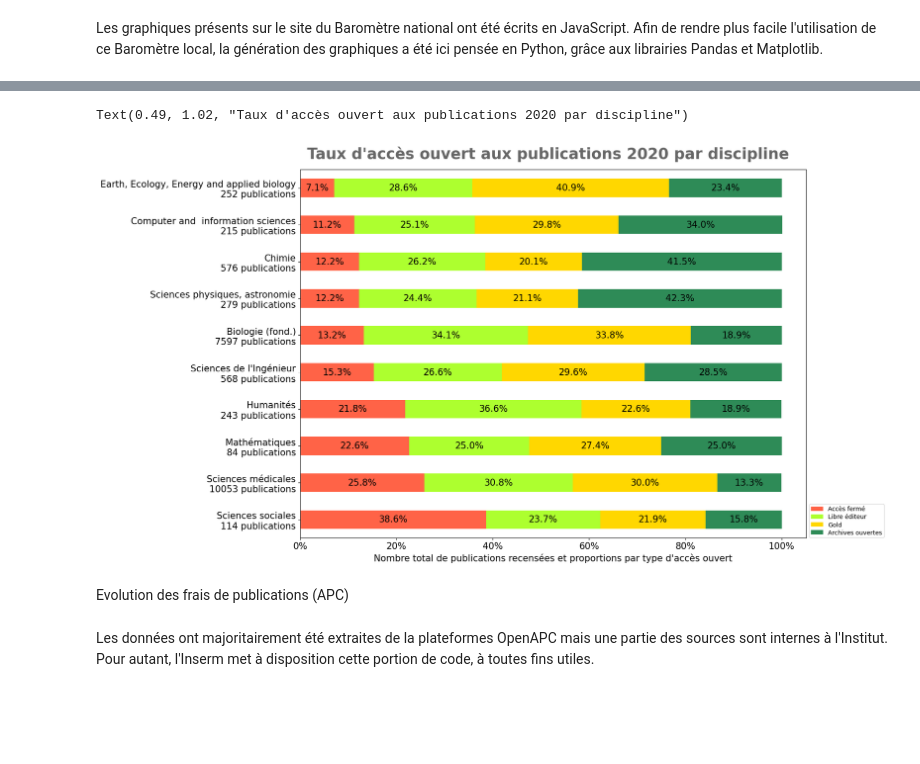
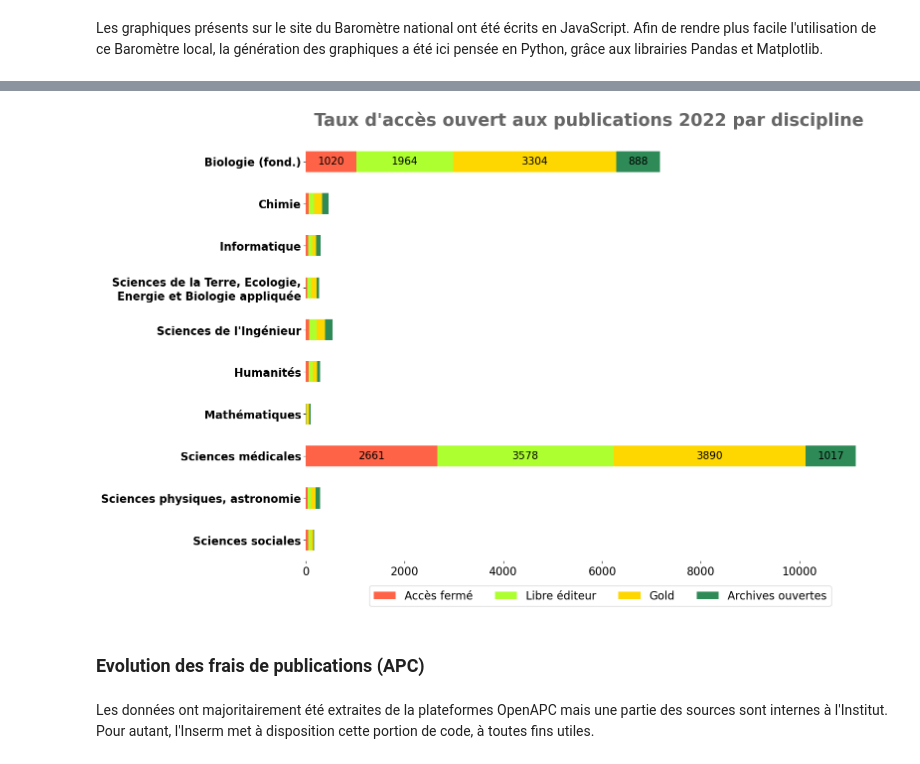
Before and after one commit to Inserm-IST/BSO-Inserm, a Jupyter notebook: 02_barometre_inserm.ipynb, the cells around one changed output, grey strips where cells are left out. Saved outputs shown, nothing was run; the diff lists cells and outputs as text; code cells hidden in the pictures; blank space fills up the shorter version.

Commit message:
Ameliorations et nouveaux graphiques - Ajout de la variable annee - Ameliorations des graphiques et ajout de nouveaux graphiques - Nettoyage du code, optimisations ...

```diff
--- a/02_barometre_inserm.ipynb
+++ b/02_barometre_inserm.ipynb
@@ -297,0 +558,3 @@ See the caveats in the documentation: https://pandas.pydata.org/pandas-docs/stab
+# %%
+df_oa_discipline_global_type = pd.crosstab([publications['bso_classification']], publications['depot'])
+df_oa_discipline_global_type
@@ -297,0 +576,3 @@ See the caveats in the documentation: https://pandas.pydata.org/pandas-docs/stab
+# %%
+df_oa_discipline_global_type["Total"] = publications_par_domaine
+df_oa_discipline_global_type
@@ -331,0 +634,3 @@ df_oa_discipline_global_type
+# %%
+df_oa_discipline_global_type_perc = pd.crosstab([publications['bso_classification']], publications['depot'], normalize = 'index')
+df_oa_discipline_global_type_perc
@@ -331,0 +652,3 @@ df_oa_discipline_global_type
+# %%
+df_oa_discipline_global_type_perc = df_oa_discipline_global_type_perc.sort_values(by='closed', ascending=True)
+df_oa_discipline_global_type_perc
@@ -364,49 +787,64 @@ df_oa_discipline_type
 # %%
 import matplotlib.ticker as mtick
 
-ax = df_oa_discipline_type.drop(["Total", "y_label"], axis=1).plot(kind="barh", stacked=True, figsize=(15, 11), color=['tomato','greenyellow','gold','seagreen'])
-ax.xaxis.set_major_formatter(mtick.PercentFormatter())
+ax = df_oa_discipline_global_type.drop(["Total"], axis=1).plot(
+    kind="barh",
+    stacked=True,
+    figsize=(15, 11),
+    color=["tomato", "greenyellow", "gold", "seagreen"],
+)
+
+ax.invert_yaxis()
 
 labels = []
-for j in df_oa_discipline_type.columns:
-    for i in df_oa_discipline_type.index:
-        label = str(df_oa_discipline_type.loc[i][j]) + "%"
+for j in df_oa_discipline_global_type.columns:
+    for i in df_oa_discipline_global_type.index:
+        label = f"{df_oa_discipline_global_type.loc[i][j]}"
         labels.append(label)
 
 patches = ax.patches
 
 for label, rect in zip(labels, patches):
     width = rect.get_width()
-    if width > 0:
+    if width > 750:
         x = rect.get_x()
         y = rect.get_y()
         height = rect.get_height()
         ax.text(x + width/2., y + height/2., label, ha='center', va='center', fontsize=15)
 
-# Trier les disciplines par ordre alphabétique
-plt.gca().invert_yaxis()
-plt.tick_params(axis = 'both', labelsize = 15)
+# plt.tick_params(axis = 'both', labelsize = 16)
+plt.xticks(fontsize = 16)
+plt.yticks(fontsize = 16, fontweight = "semibold")
 
-plt.xlabel("Nombre total de publications recensées et proportions par type d'accès ouvert", fontsize=15)
+# Legendes axe X
+# plt.xlabel("Nombre total de publications recensées et proportions par type d'accès ouvert", fontsize=15)
+
+# Legendes axe Y
 plt.ylabel(None, fontsize = 13)
+
+# Enlève le cadre
+ax.set_frame_on(False)
 
 # Les légendes sont nativement en anglais. Elles ont été renommées ici, mais attention, pour une réutilisation avec d'autres
 # données, il est conseillé d'enlever cette liste ["Accès fermé", "Editeur"...] et de générer le graphique une 1ère
 # fois pour voir quels types de documents ressortent et dans quel ordre. On peut toujours renommer la légende dans un 2ème
 # temps.
 plt.legend(['Accès fermé', 'Libre éditeur', 'Gold', 'Archives ouvertes'],
-              loc = 'best', ncol = 1,
-              frameon = True, markerscale = 2, title = None,
-              borderpad = 0.3, labelspacing = 0.3, bbox_to_anchor=(1, 0.1))
+            loc='lower left',
+            fontsize = 16,
+            ncols=len(df_oa_discipline_global_type_perc.index),
+            bbox_to_anchor=(0.1, -0.12),
+),
 
-plt.title("Taux d'accès ouvert aux publications 2020 par discipline", fontsize = 25, x = 0.49, y = 1.02,
+plt.title(f"Taux d'accès ouvert aux publications {annee} par discipline", fontsize = 25, x = 0.49, y = 1.025,
           fontweight = 'bold', alpha = 0.6)
-#plt.savefig('Data/outputs/2020_taux_type_oa_discipline_type_20220217.png', dpi=100, bbox_inches='tight', pad_inches=0.9)
+
+plt.show()
+# #plt.savefig('Data/outputs/2020_taux_type_oa_discipline_type_20220217.png', dpi=100, bbox_inches='tight', pad_inches=0.9)
 # %% [output]
-Text(0.49, 1.02, "Taux d'accès ouvert aux publications 2020 par discipline")
-[figure, old version]
+[figure, new version]
 # %% [markdown]
-Evolution des frais de publications (APC)
+### Evolution des frais de publications (APC)
 # %% [markdown]
 Les données ont majoritairement été extraites de la plateformes OpenAPC mais une partie des sources sont internes à l'Institut. Pour autant, l'Inserm met à disposition cette portion de code, à toutes fins utiles.
 # %%
```
Also changed, not shown: parts of 85 cells of this notebook.
